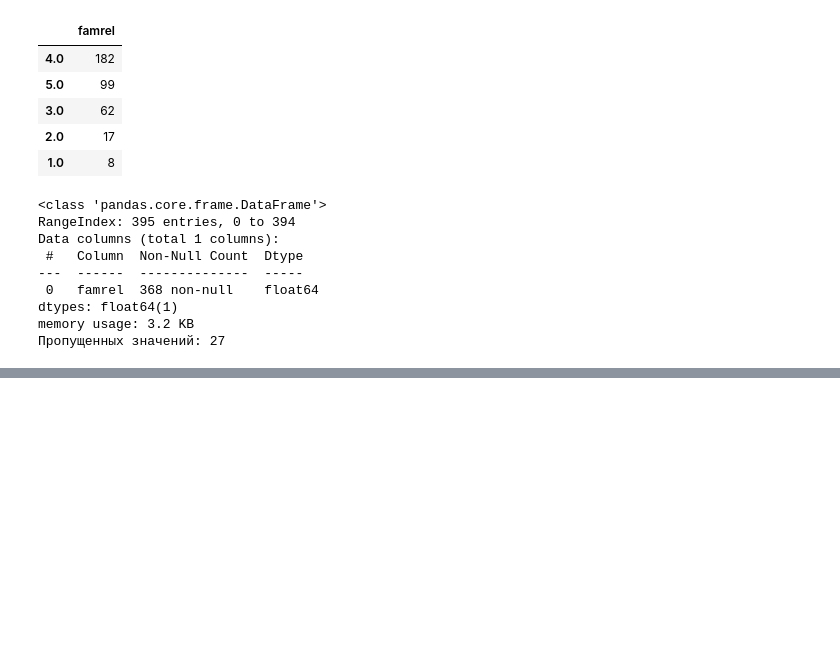
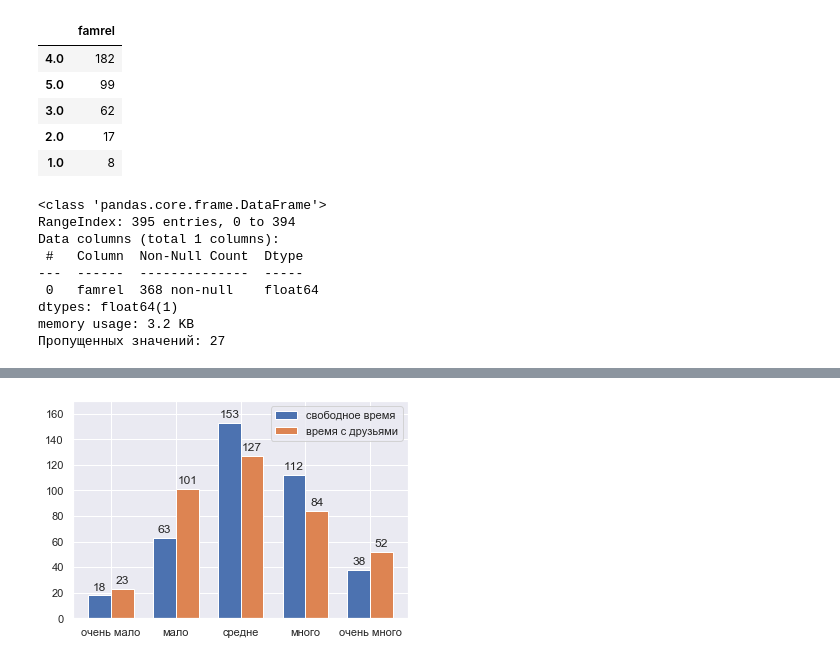
Before and after one commit to Ro-Ksu/skillfactory_rds, a Jupyter notebook: module_2/Module_2.ipynb, the cells around one changed output, grey strips where cells are left out. Drawn from its saved outputs; the diff is of its cells as text; code cells hidden in the pictures; blank space fills up the shorter version.

Commit message:
Added more graphs, coloumns analysis

```diff
--- a/module_2/Module_2.ipynb
+++ b/module_2/Module_2.ipynb
@@ -853,0 +914,36 @@ memory usage: 3.2 KB
+# %%
+labels = ['очень мало', 'мало', 'средне', 'много', 'очень много']
+free_time = [students[(students.freetime == 1)].freetime.count(), students[(students.freetime == 2)].freetime.count(),
+        students[(students.freetime == 3)].freetime.count(), students[(students.freetime == 4)].freetime.count(),
+        students[(students.freetime == 5)].freetime.count()]
+go_out = [students[(students.goout == 1)].goout.count(), students[(students.goout == 2)].goout.count(),
+        students[(students.goout == 3)].goout.count(), students[(students.goout == 4)].goout.count(),
+        students[(students.goout == 5)].goout.count()]
+
+x = np.arange(students.freetime.nunique())
+width = 0.35
+
+fig, axis = plt.subplots()
+freetime = axis.bar(x - width/2, free_time, width, label='свободное время')
+goout = axis.bar(x + width/2, go_out, width, label='время с друзьями')
+axis.legend()
+axis.set_ylim(0, 170)
+axis.set_xticks(x)
+axis.set_xticklabels(labels)
+
+def autolabel(time):
+    """Добавляем подпись значений каждого столбца"""
+    for t in time:
+        height = t.get_height()
+        axis.annotate('{}'.format(height),
+                    xy=(t.get_x() + t.get_width() / 2, height),
+                    xytext=(0, 3),  # 3 points vertical offset
+                    textcoords="offset points",
+                    ha='center', va='bottom')
+
+autolabel(freetime)
+autolabel(goout)
+
+plt.show()
+# %% [output]
+[figure, added]
```
Also changed, not shown: parts of 12 cells of this notebook.
